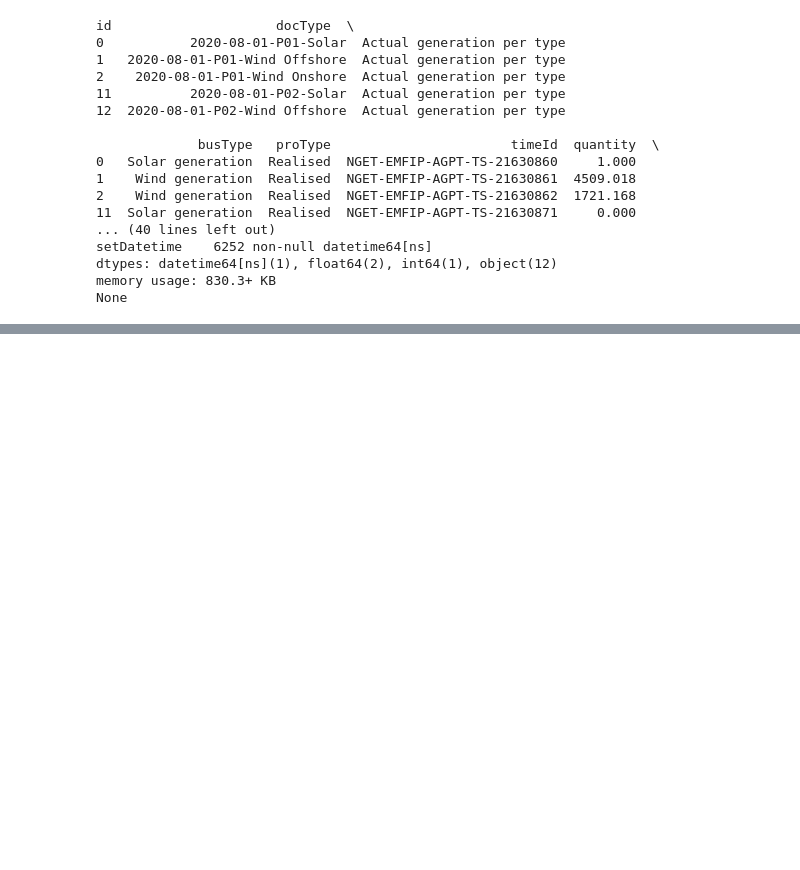
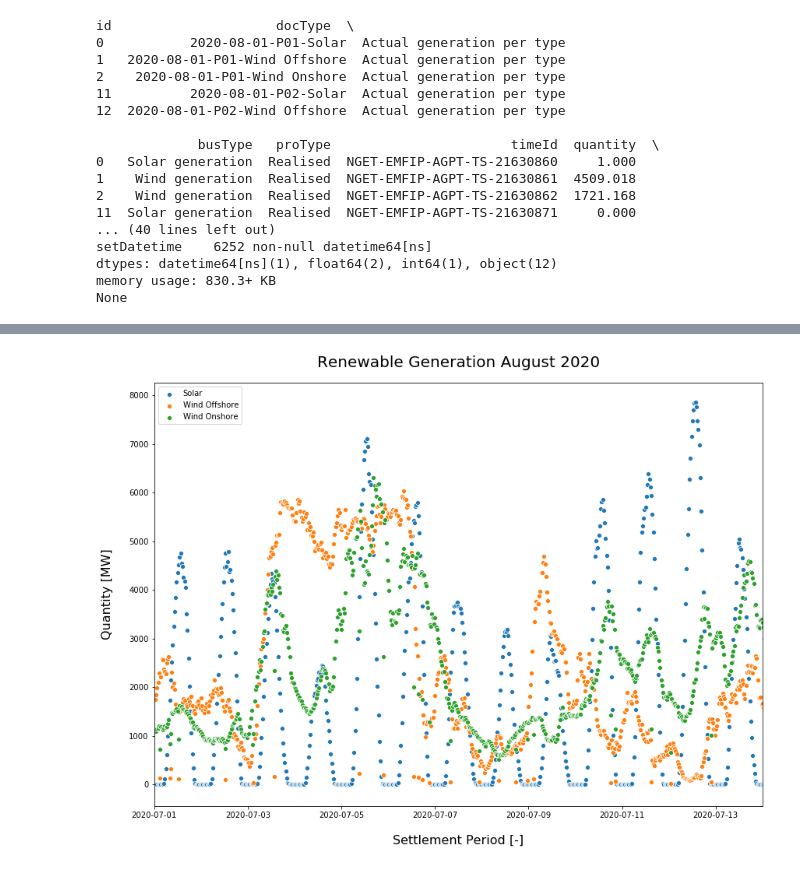
Before and after one commit to PMetcalf/GensetSimulation, a Jupyter notebook: data_analytics/notebooks/1.0-pm-eda.ipynb, the cells around one changed output, grey strips where cells are left out. Cells and saved outputs as stored; diff of their text form; code cells hidden in the pictures; blank space fills up the shorter version.

Commit message:
Data eda wip

```diff
--- a/data_analytics/notebooks/1.0-pm-eda.ipynb
+++ b/data_analytics/notebooks/1.0-pm-eda.ipynb
@@ -166,0 +157,22 @@ inlet_exhaust_ratio_data['Exh/Intake Ratio'] = inlet_exhaust_ratio_data.apply(la
+# %%
+# Plot Renewable Generation over Dataset
+
+#plt.figure(figsize =(14, 10))
+fig,ax = plt.subplots(figsize=(14, 10))
+
+# Plot generation
+for pow_type, data in renewable_df.groupby('powType'):
+    sns.scatterplot(data = data, x = "setDatetime", y = "quantity", ax = ax, label = pow_type)
+
+# Set x limits
+ax.set_xlim([datetime.date(2020, 7, 1), datetime.date(2020, 7, 14)])
+
+# Set title, axes, legend
+plt.title("Renewable Generation August 2020", fontsize = 20, pad = 20)
+plt.xlabel("Settlement Period [-]", fontsize = 16, labelpad = 20)
+plt.ylabel("Quantity [MW]", fontsize = 16, labelpad = 20)
+plt.legend(loc ="upper left")
+
+plt.show()
+# %% [output]
+[figure, added]
```
Also changed, not shown: parts of 3 cells of this notebook.
